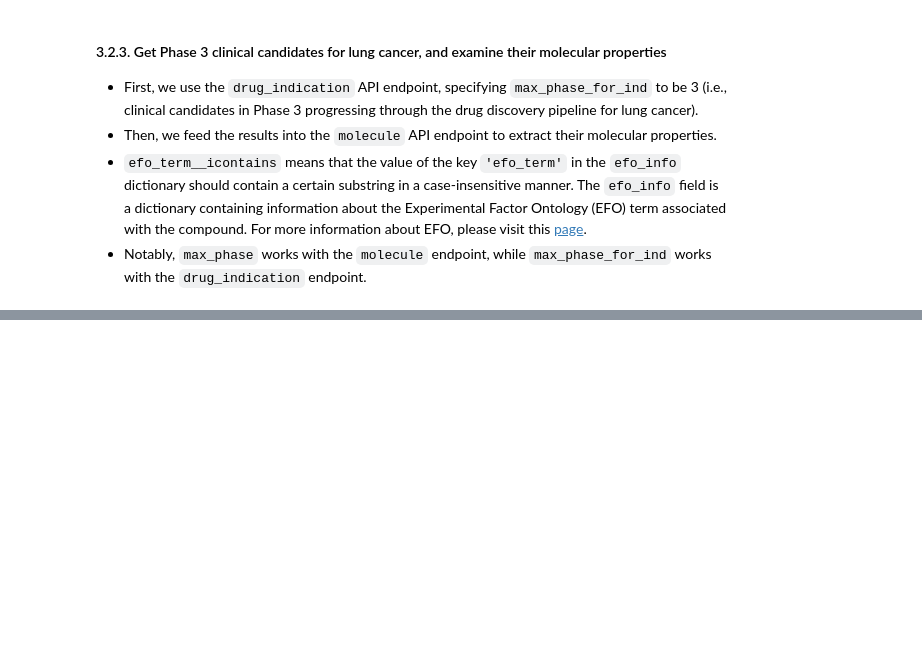
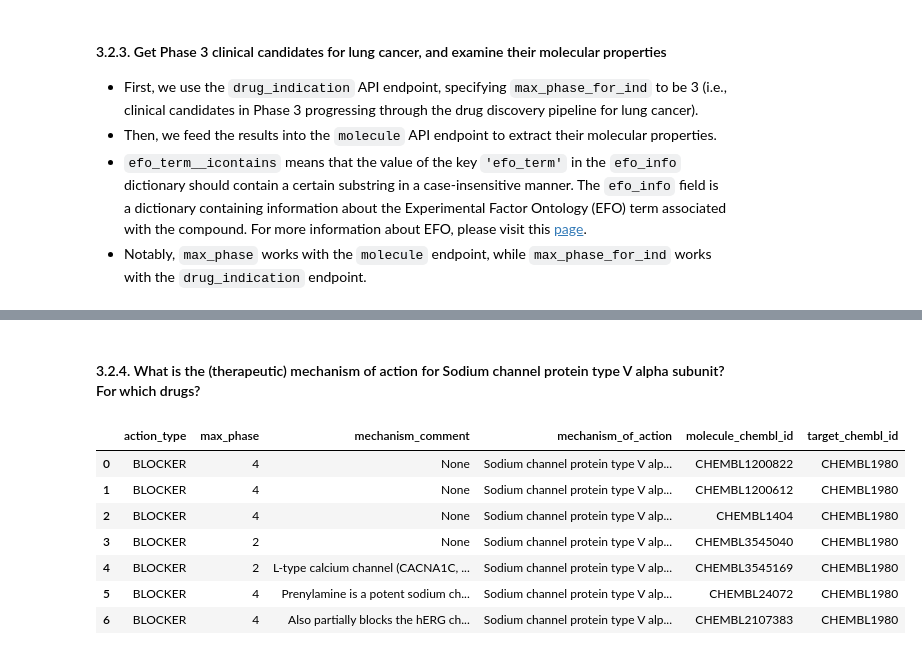
Before and after one commit to wehs7661/demos_hub, a Jupyter notebook: ChEMBL_webresource_client.ipynb, the cells around one changed output, grey strips where cells are left out. Drawn from its saved outputs; the diff is of its cells as text; code cells hidden in the pictures; blank space fills up the shorter version.

Commit message:
Finished Section 3.2. of ChEMBL_webresource_client.ipynb

```diff
--- a/ChEMBL_webresource_client.ipynb
+++ b/ChEMBL_webresource_client.ipynb
@@ -429,0 +443,16 @@ lung_cancer_phase3.head()
+# %% [markdown]
+#### 3.2.4. What is the (therapeutic) mechanism of action for Sodium channel protein type V alpha subunit? For which drugs?
+# %%
+mechanism = new_client.mechanism
+res = mechanism.filter(target_chembl_id='CHEMBL1980' # Sodium channel protein type V alpha subunit target
+                      ).only(['action_type','max_phase','mechanism_comment','mechanism_of_action','molecule_chembl_id', 'target_chembl_id'])
+pd.DataFrame(res)
+# %% [output]
+|  | action_type | max_phase | mechanism_comment | mechanism_of_action | molecule_chembl_id | target_chembl_id |
+| 0 | BLOCKER | 4 | None | Sodium channel protein type V alp... | CHEMBL1200822 | CHEMBL1980 |
+| 1 | BLOCKER | 4 | None | Sodium channel protein type V alp... | CHEMBL1200612 | CHEMBL1980 |
+| 2 | BLOCKER | 4 | None | Sodium channel protein type V alp... | CHEMBL1404 | CHEMBL1980 |
+| 3 | BLOCKER | 2 | None | Sodium channel protein type V alp... | CHEMBL3545040 | CHEMBL1980 |
+| 4 | BLOCKER | 2 | L-type calcium channel (CACNA1C, ... | Sodium channel protein type V alp... | CHEMBL3545169 | CHEMBL1980 |
+| 5 | BLOCKER | 4 | Prenylamine is a potent sodium ch... | Sodium channel protein type V alp... | CHEMBL24072 | CHEMBL1980 |
+| 6 | BLOCKER | 4 | Also partially blocks the hERG ch... | Sodium channel protein type V alp... | CHEMBL2107383 | CHEMBL1980 |
```
Also changed, not shown: parts of 19 cells of this notebook.
